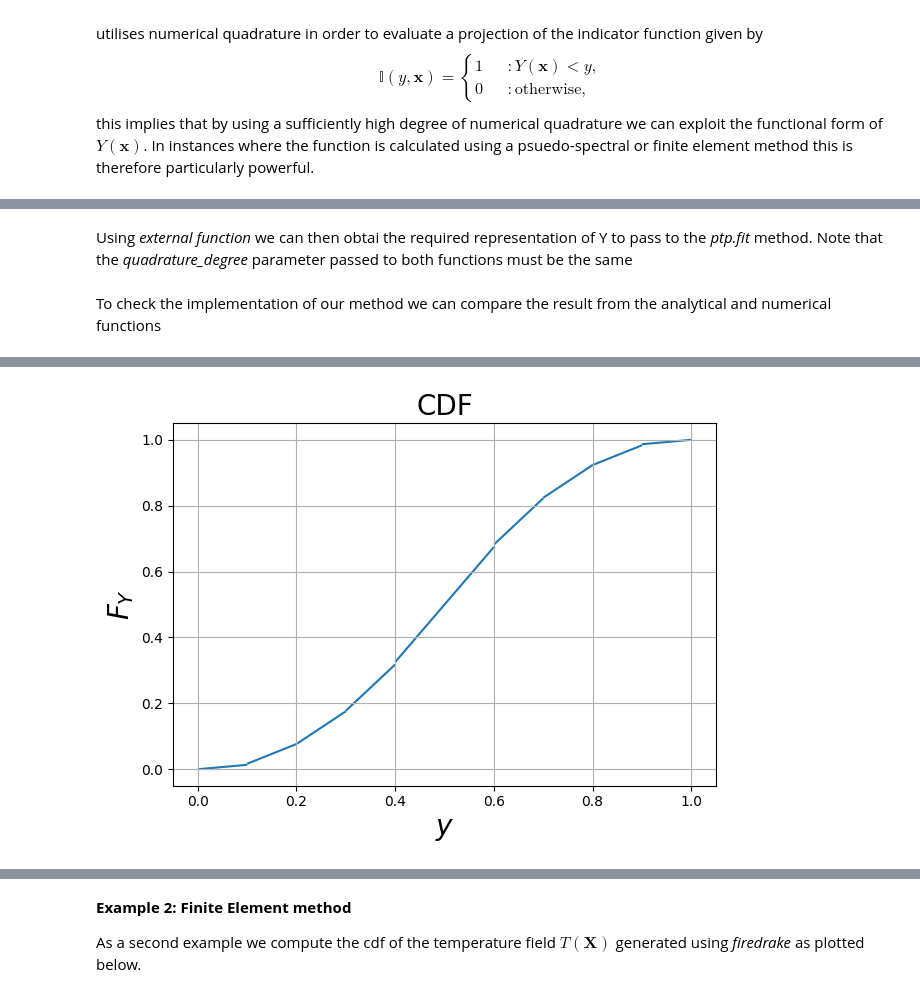
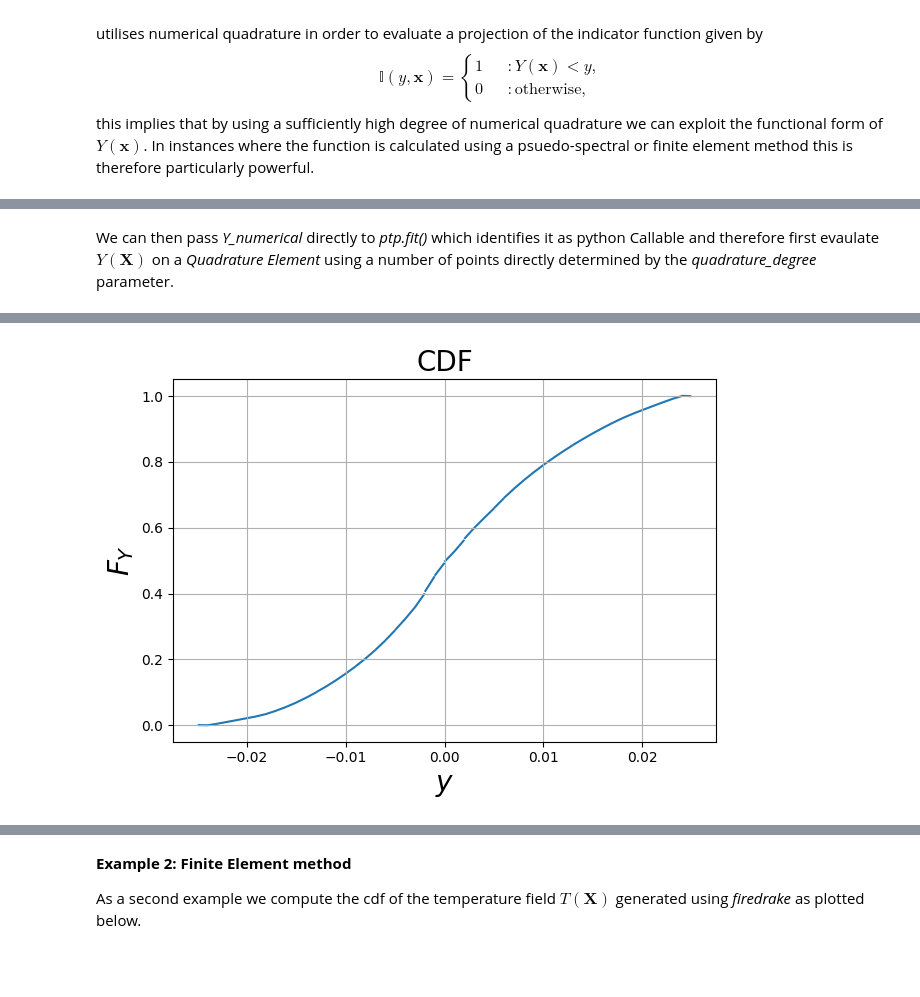
Before and after one commit to D-stratify/Numdf, a Jupyter notebook: notebooks/example_notebooks/numerical_functions.ipynb, the cells around one changed output, grey strips where cells are left out. Saved outputs shown, nothing was run; the diff lists cells and outputs as text; code cells hidden in the pictures; blank space fills up the shorter version.

Commit message:
Added fitting functions to external data

```diff
--- a/notebooks/example_notebooks/numerical_functions.ipynb
+++ b/notebooks/example_notebooks/numerical_functions.ipynb
@@ -24,0 +30,15 @@ and then create a *ptp* object corresponding to a function $Y(\boldsymbol{x})$ o
+# %%
+import numpy as np
+
+# Parameters
+r = 28
+k = np.pi/2**.5
+
+# Amplitudes
+a_2 = 1
+a_3 = 1
+
+def Y_numerical(X):
+    """Return Y(X)."""
+    x1, x2 = X[:,0], X[:,1]
+    return ( 2**.5/(np.pi*r) ) * a_2 * np.cos(k*x1) * np.sin(np.pi*x2) - ( 1/(np.pi*r) ) * a_3 * np.sin(2*np.pi*x2)
@@ -25,2 +74,2 @@ and then create a *ptp* object corresponding to a function $Y(\boldsymbol{x})$ o
 # %%
-ptp = Ptp(Omega_X={'x1': (0, 1), 'x2': (0, 1)}, Omega_Y={'Y': (0, 1)}, n_elements=10)
+ptp = Ptp(Omega_X={'x1': (0, 1), 'x2': (0, np.pi)}, Omega_Y={'Y': (-0.025, 0.025)}, n_elements=50)
@@ -31,4 +75,0 @@ As a first example we consider specifying the function $Y(\boldsymbol{x}) = (x_1
-# %%
-def Y_numerical(X):
-    """Returns Y = (X[0] + X[1])/2"""
-    return (X[:,0] + X[:,1])/2
@@ -75,2 +75,0 @@ def external_function(ptp, Y_numerical, quadrature_degree):
-# %% [markdown]
-Using *external function* we can then obtai the required representation of Y to pass to the *ptp.fit* method. Note that the *quadrature_degree* parameter passed to both functions must be the same
@@ -80,6 +76,6 @@ Y_num = external_function(ptp, Y_numerical, quadrature_degree)
-# %% [markdown]
-To check the implementation of our method we can compare the result from the analytical and numerical functions
+# %% [markdown]
+We can then pass *Y_numerical* directly to *ptp.fit()* which identifies it as python Callable and therefore first evaulate $Y(\boldsymbol{X})$ on a *Quadrature Element* using a number of points directly determined by the *quadrature_degree* parameter.
 # %%
-density = ptp.fit(Y_num, quadrature_degree)
+density = ptp.fit(Y_numerical, quadrature_degree=800)
 density.plot()
 # %% [output]
@@ -86 +83 @@ density.plot()
-[figure, old version]
+[figure, new version]
```
Also changed, not shown: parts of 22 cells of this notebook, 2 other files.
